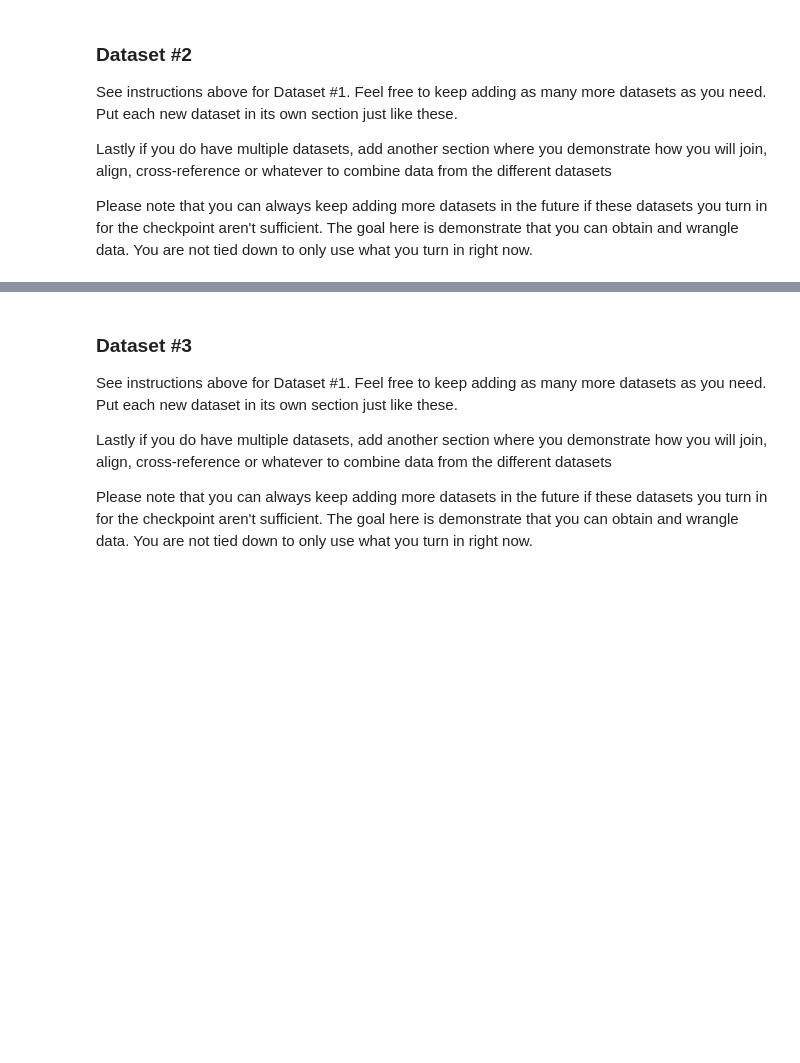
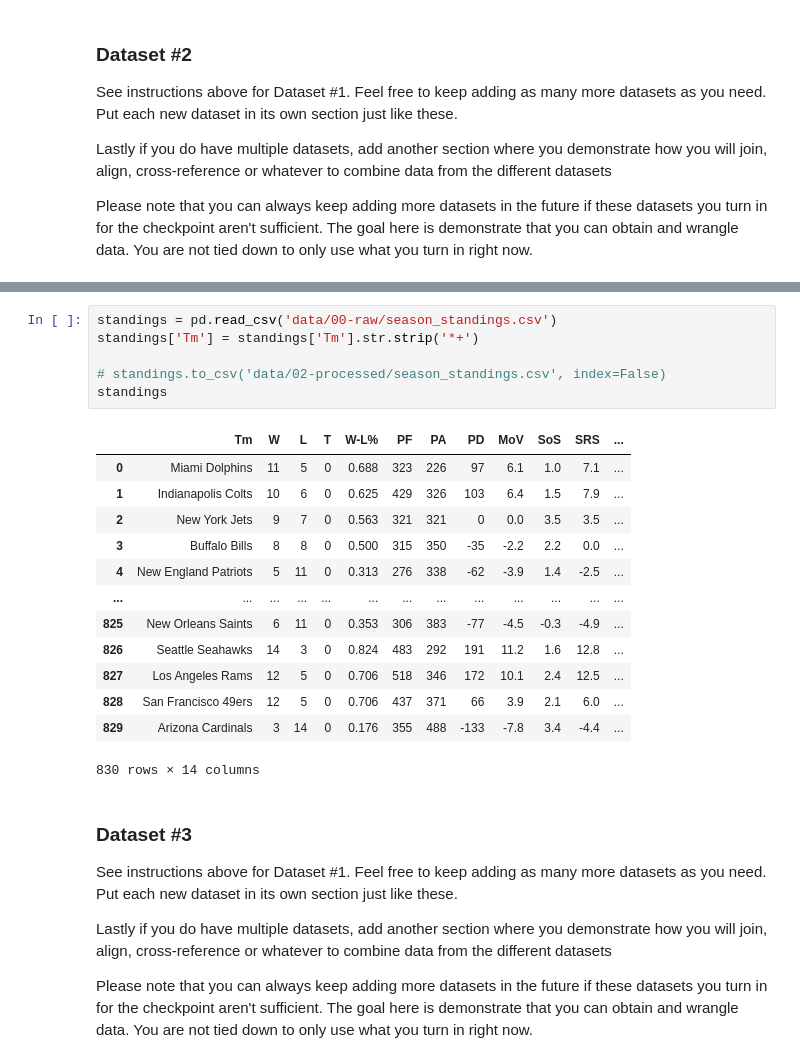
Before and after one commit to COGS108/Group105_WI26, a Jupyter notebook: 01-DataCheckpoint.ipynb, the cells around one changed output, grey strips where cells are left out. Saved outputs shown, nothing was run; the diff lists cells and outputs as text; blank space fills up the shorter version.

```diff
--- a/01-DataCheckpoint.ipynb
+++ b/01-DataCheckpoint.ipynb
@@ -162,3 +244,23 @@ Please note that you can always keep adding more datasets in the future if these
+# %%
+standings = pd.read_csv('data/00-raw/season_standings.csv')
+standings['Tm'] = standings['Tm'].str.strip('*+')
+
+# standings.to_csv('data/02-processed/season_standings.csv', index=False)
+standings
+# %% [output]
+|  | Tm | W | L | T | W-L% | PF | PA | PD | MoV | SoS | SRS | ... |
+| 0 | Miami Dolphins | 11 | 5 | 0 | 0.688 | 323 | 226 | 97 | 6.1 | 1.0 | 7.1 | ... |
+| 1 | Indianapolis Colts | 10 | 6 | 0 | 0.625 | 429 | 326 | 103 | 6.4 | 1.5 | 7.9 | ... |
+| 2 | New York Jets | 9 | 7 | 0 | 0.563 | 321 | 321 | 0 | 0.0 | 3.5 | 3.5 | ... |
+| 3 | Buffalo Bills | 8 | 8 | 0 | 0.500 | 315 | 350 | -35 | -2.2 | 2.2 | 0.0 | ... |
+| 4 | New England Patriots | 5 | 11 | 0 | 0.313 | 276 | 338 | -62 | -3.9 | 1.4 | -2.5 | ... |
+| ... | ... | ... | ... | ... | ... | ... | ... | ... | ... | ... | ... | ... |
+| 825 | New Orleans Saints | 6 | 11 | 0 | 0.353 | 306 | 383 | -77 | -4.5 | -0.3 | -4.9 | ... |
+| 826 | Seattle Seahawks | 14 | 3 | 0 | 0.824 | 483 | 292 | 191 | 11.2 | 1.6 | 12.8 | ... |
+| 827 | Los Angeles Rams | 12 | 5 | 0 | 0.706 | 518 | 346 | 172 | 10.1 | 2.4 | 12.5 | ... |
+| 828 | San Francisco 49ers | 12 | 5 | 0 | 0.706 | 437 | 371 | 66 | 3.9 | 2.1 | 6.0 | ... |
+| 829 | Arizona Cardinals | 3 | 14 | 0 | 0.176 | 355 | 488 | -133 | -7.8 | 3.4 | -4.4 | ... |
+830 rows × 14 columns
 # %% [markdown]
 ### Dataset #3
 
```
Also changed, not shown: parts of 6 cells of this notebook, 26 other files.
